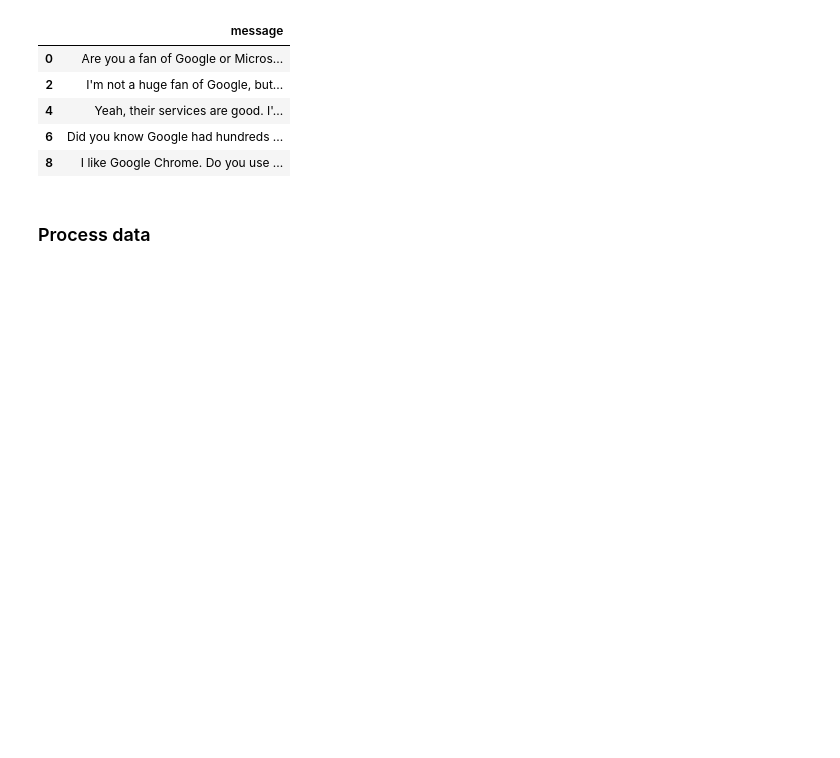
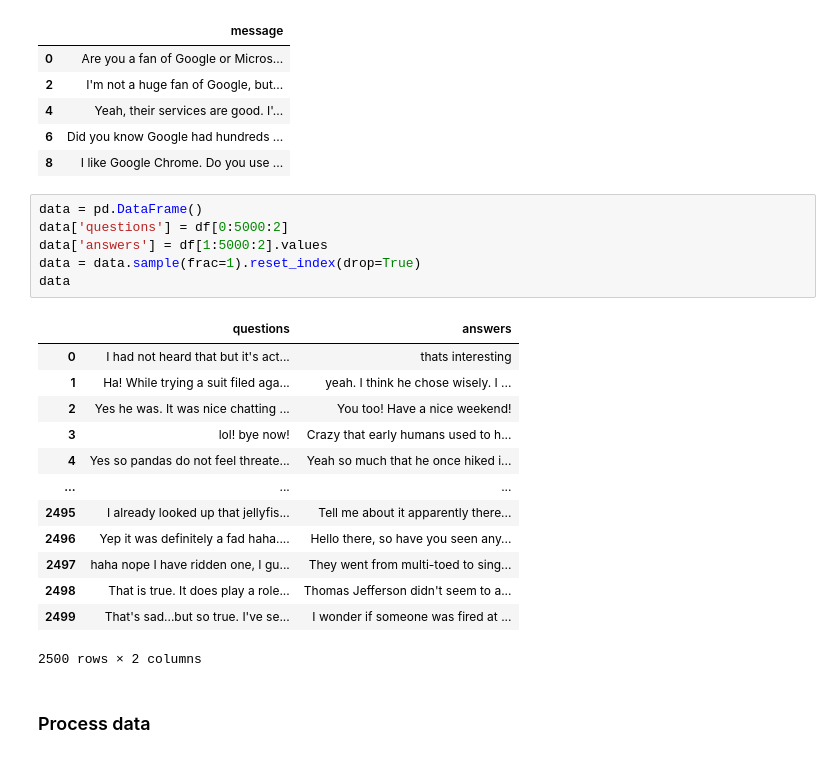
Before and after one commit to davisjrule/SQuAD-bot, a Jupyter notebook: terminator_bot.ipynb, the cells around one changed output. Cells and saved outputs as stored; diff of their text form; blank space fills up the shorter version.

```diff
--- a/terminator_bot.ipynb
+++ b/terminator_bot.ipynb
@@ -33,6 +33,26 @@ questions.head()
 | 4 | Yeah, their services are good. I'... |
 | 6 | Did you know Google had hundreds ... |
 | 8 | I like Google Chrome. Do you use ... |
+# %%
+data = pd.DataFrame()
+data['questions'] = df[0:5000:2]
+data['answers'] = df[1:5000:2].values
+data = data.sample(frac=1).reset_index(drop=True)
+data
+# %% [output]
+|  | questions | answers |
+| 0 | I had not heard that but it's act... | thats interesting |
+| 1 | Ha! While trying a suit filed aga... | yeah. I think he chose wisely. I ... |
+| 2 | Yes he was. It was nice chatting ... | You too! Have a nice weekend! |
+| 3 | lol! bye now! | Crazy that early humans used to h... |
+| 4 | Yes so pandas do not feel threate... | Yeah so much that he once hiked i... |
+| ... | ... | ... |
+| 2495 | I already looked up that jellyfis... | Tell me about it apparently there... |
+| 2496 | Yep it was definitely a fad haha.... | Hello there, so have you seen any... |
+| 2497 | haha nope I have ridden one, I gu... | They went from multi-toed to sing... |
+| 2498 | That is true. It does play a role... | Thomas Jefferson didn't seem to a... |
+| 2499 | That's sad...but so true. I've se... | I wonder if someone was fired at ... |
+2500 rows × 2 columns
 # %% [markdown]
 ### Process data
 # %%
```
Also changed, not shown: parts of 7 cells of this notebook, 1 other file.
